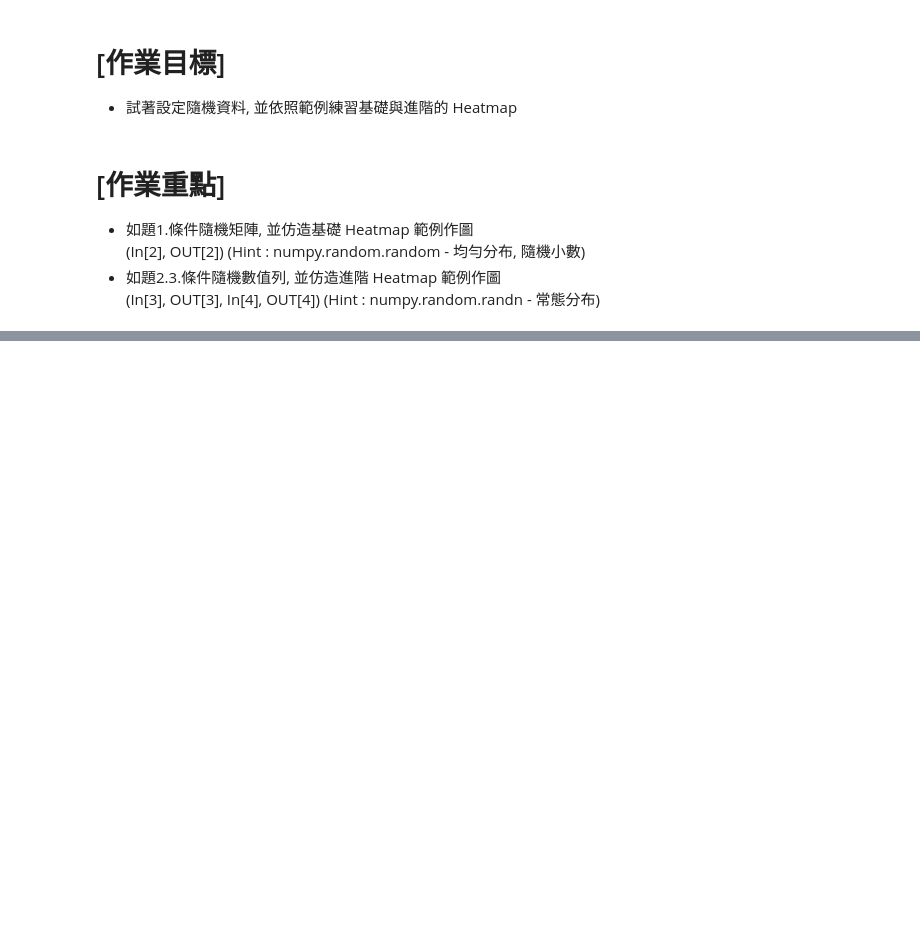
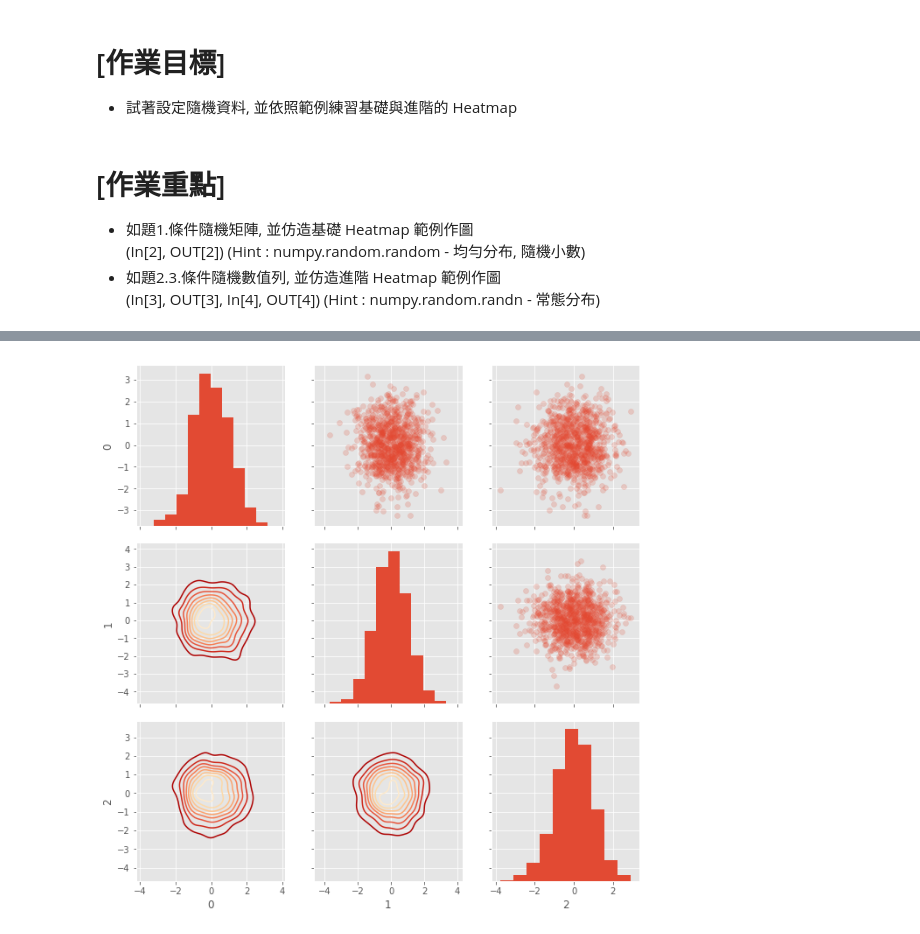
Before and after one commit to magikerwin/100Day-ML-Marathon, a Jupyter notebook: 2nd-ML100Days/homework/D-015/Day_015_HW.ipynb, the cells around one changed output, grey strips where cells are left out. Drawn from its saved outputs; the diff is of its cells as text; code cells hidden in the pictures; blank space fills up the shorter version.

```diff
--- a/2nd-ML100Days/homework/D-015/Day_015_HW.ipynb
+++ b/2nd-ML100Days/homework/D-015/Day_015_HW.ipynb
@@ -64,23 +80,25 @@ plt.show()
 # %%
 nrow = 1000
 ncol = 3
 """
 Your Code Here
 """
-matrix =
+matrix = np.random.normal(loc=0.0, scale=1.0, size=(nrow, ncol))
 
 # 隨機給予 0, 1, 2 三種標籤
 indice = np.random.choice([0,1,2], size=nrow)
 plot_data = pd.DataFrame(matrix, indice)
 
 # 繪製 seborn 進階 Heatmap
 grid = sns.PairGrid(data = plot_data, size = 3, diag_sharey=False)
 """
 Your Code Here
 Please replace "..." to correct plot function
 """
-grid.map_upper(... , alpha = 0.2)
-grid.map_diag(... )
-grid.map_lower(... , cmap = plt.cm.OrRd_r)
+grid.map_upper(plt.scatter, alpha = 0.2)
+grid.map_diag(plt.hist )
+grid.map_lower(sns.kdeplot , cmap = plt.cm.OrRd_r)
 
 plt.show()
+# %% [output]
+[figure, added]
```
Also changed, not shown: parts of 3 cells of this notebook, 1 other file.
